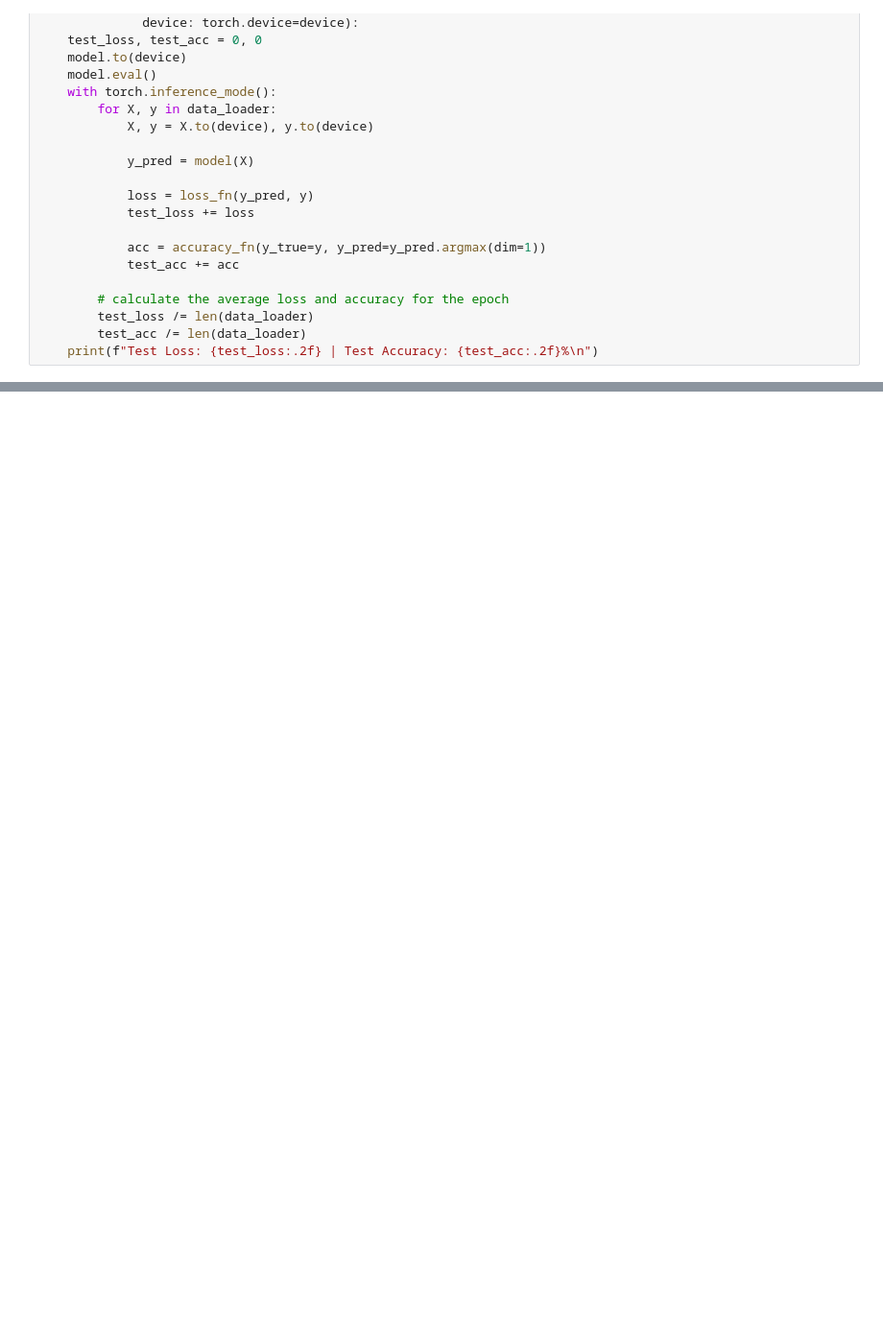
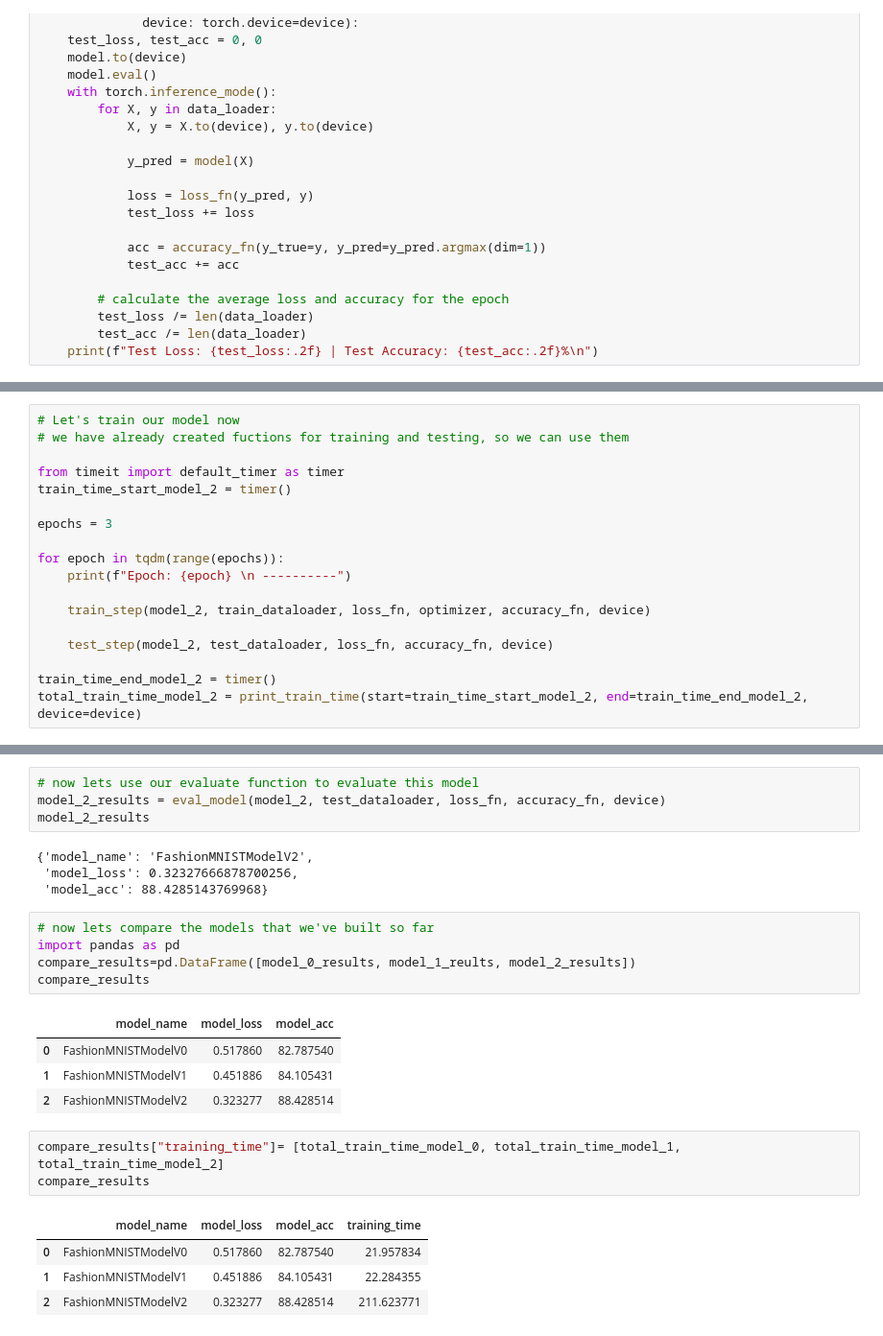
Before and after one commit to mehdihatami1998/iwersGeneral, a Jupyter notebook: pytorch_tutorial/04_pytorch_computer_vision.ipynb, the cells around one changed output, grey strips where cells are left out. Shown at 96% size. Saved outputs shown, nothing was run; the diff lists cells and outputs as text; blank space fills up the shorter version.

```diff
--- a/pytorch_tutorial/04_pytorch_computer_vision.ipynb
+++ b/pytorch_tutorial/04_pytorch_computer_vision.ipynb
@@ -536,0 +593,18 @@ model_1_reults
+# %%
+# Let's train our model now
+# we have already created fuctions for training and testing, so we can use them
+
+from timeit import default_timer as timer
+train_time_start_model_2 = timer()
+
+epochs = 3
+
+for epoch in tqdm(range(epochs)):
+    print(f"Epoch: {epoch} \n ----------")
+
+    train_step(model_2, train_dataloader, loss_fn, optimizer, accuracy_fn, device)
+
+    test_step(model_2, test_dataloader, loss_fn, accuracy_fn, device)
+
+train_time_end_model_2 = timer()
+total_train_time_model_2 = print_train_time(start=train_time_start_model_2, end=train_time_end_model_2, device=device)
@@ -536,0 +628,26 @@ model_1_reults
+# %%
+# now lets use our evaluate function to evaluate this model
+model_2_results = eval_model(model_2, test_dataloader, loss_fn, accuracy_fn, device)
+model_2_results
+# %% [output]
+{'model_name': 'FashionMNISTModelV2',
+ 'model_loss': 0.32327666878700256,
+ 'model_acc': 88.4285143769968}
+# %%
+# now lets compare the models that we've built so far
+import pandas as pd
+compare_results=pd.DataFrame([model_0_results, model_1_reults, model_2_results])
+compare_results
+# %% [output]
+|  | model_name | model_loss | model_acc |
+| 0 | FashionMNISTModelV0 | 0.517860 | 82.787540 |
+| 1 | FashionMNISTModelV1 | 0.451886 | 84.105431 |
+| 2 | FashionMNISTModelV2 | 0.323277 | 88.428514 |
+# %%
+compare_results["training_time"]= [total_train_time_model_0, total_train_time_model_1, total_train_time_model_2]
+compare_results
+# %% [output]
+|  | model_name | model_loss | model_acc | training_time |
+| 0 | FashionMNISTModelV0 | 0.517860 | 82.787540 | 21.957834 |
+| 1 | FashionMNISTModelV1 | 0.451886 | 84.105431 | 22.284355 |
+| 2 | FashionMNISTModelV2 | 0.323277 | 88.428514 | 211.623771 |
```
Also changed, not shown: parts of 13 cells of this notebook.
